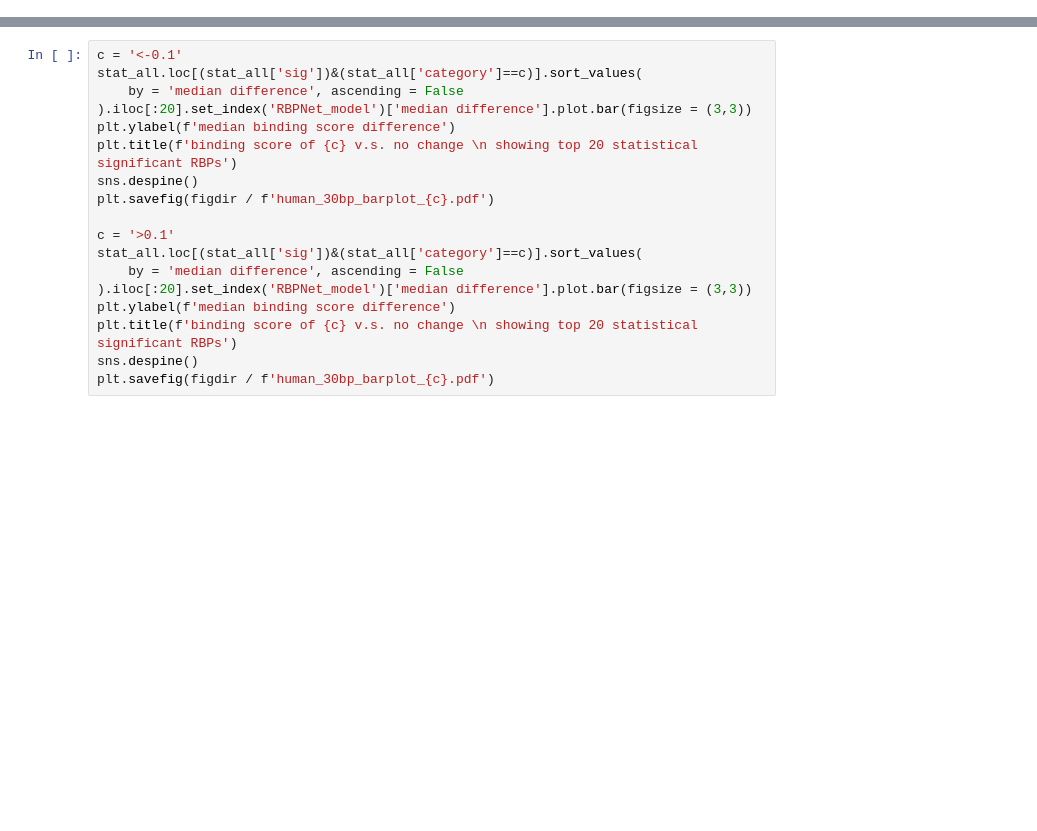
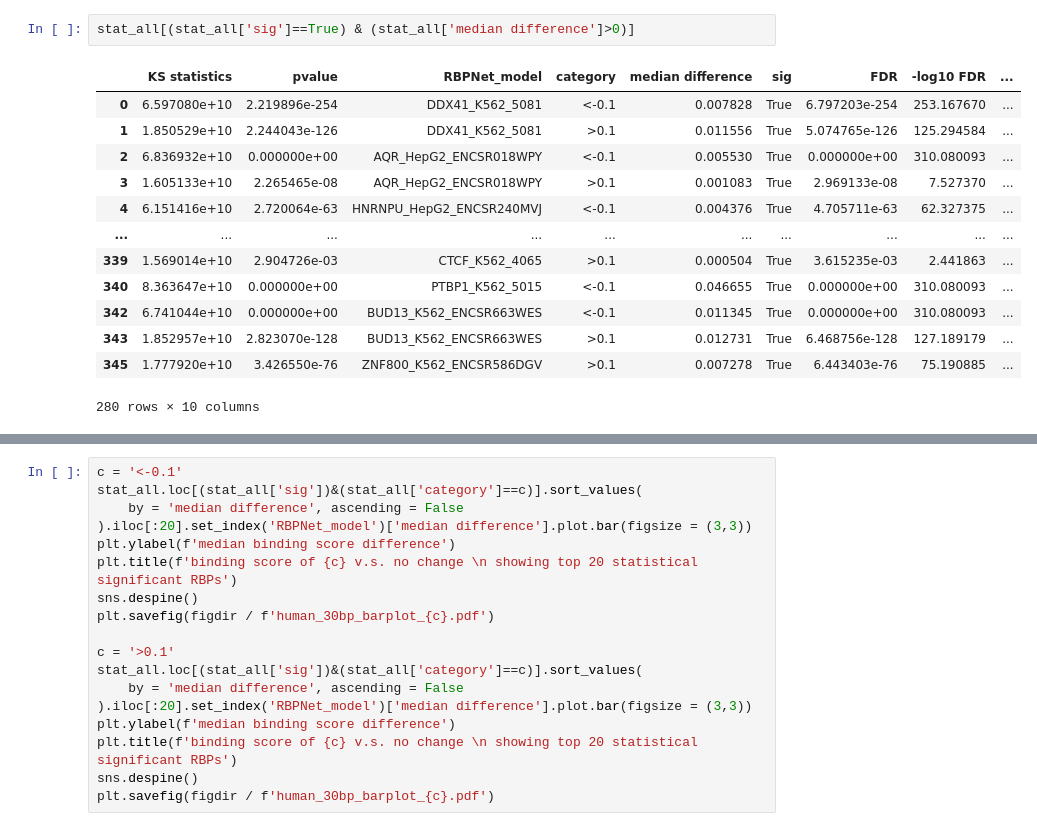
Before and after one commit to algaebrown/karen_LLM_probing, a Jupyter notebook: 8_plotting.ipynb, the cells around one changed output, grey strips where cells are left out. Cells and saved outputs as stored; diff of their text form; blank space fills up the shorter version.

```diff
--- a/8_plotting.ipynb
+++ b/8_plotting.ipynb
@@ -31,0 +30,16 @@ plt.savefig(figdir / 'human_30bp_volcano.pdf')
+# %%
+stat_all[(stat_all['sig']==True) & (stat_all['median difference']>0)]
+# %% [output]
+|  | KS statistics | pvalue | RBPNet_model | category | median difference | sig | FDR | -log10 FDR | ... |
+| 0 | 6.597080e+10 | 2.219896e-254 | DDX41_K562_5081 | <-0.1 | 0.007828 | True | 6.797203e-254 | 253.167670 | ... |
+| 1 | 1.850529e+10 | 2.244043e-126 | DDX41_K562_5081 | >0.1 | 0.011556 | True | 5.074765e-126 | 125.294584 | ... |
+| 2 | 6.836932e+10 | 0.000000e+00 | AQR_HepG2_ENCSR018WPY | <-0.1 | 0.005530 | True | 0.000000e+00 | 310.080093 | ... |
+| 3 | 1.605133e+10 | 2.265465e-08 | AQR_HepG2_ENCSR018WPY | >0.1 | 0.001083 | True | 2.969133e-08 | 7.527370 | ... |
+| 4 | 6.151416e+10 | 2.720064e-63 | HNRNPU_HepG2_ENCSR240MVJ | <-0.1 | 0.004376 | True | 4.705711e-63 | 62.327375 | ... |
+| ... | ... | ... | ... | ... | ... | ... | ... | ... | ... |
+| 339 | 1.569014e+10 | 2.904726e-03 | CTCF_K562_4065 | >0.1 | 0.000504 | True | 3.615235e-03 | 2.441863 | ... |
+| 340 | 8.363647e+10 | 0.000000e+00 | PTBP1_K562_5015 | <-0.1 | 0.046655 | True | 0.000000e+00 | 310.080093 | ... |
+| 342 | 6.741044e+10 | 0.000000e+00 | BUD13_K562_ENCSR663WES | <-0.1 | 0.011345 | True | 0.000000e+00 | 310.080093 | ... |
+| 343 | 1.852957e+10 | 2.823070e-128 | BUD13_K562_ENCSR663WES | >0.1 | 0.012731 | True | 6.468756e-128 | 127.189179 | ... |
+| 345 | 1.777920e+10 | 3.426550e-76 | ZNF800_K562_ENCSR586DGV | >0.1 | 0.007278 | True | 6.443403e-76 | 75.190885 | ... |
+280 rows × 10 columns
```
Also changed, not shown: parts of 19 cells of this notebook, 8 other files.
